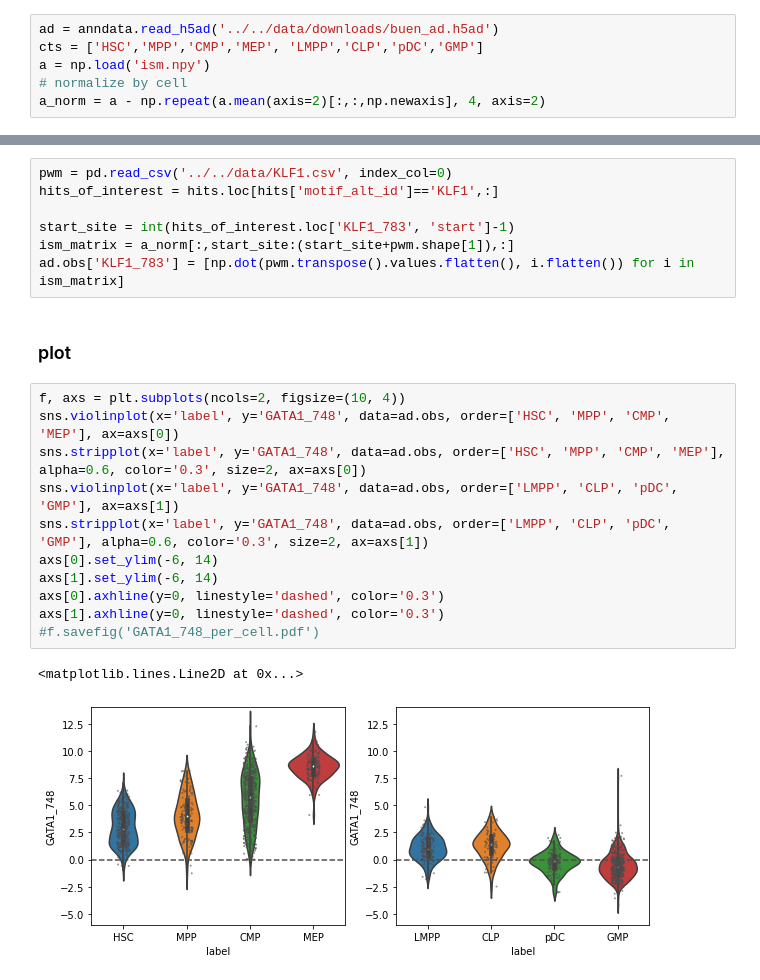
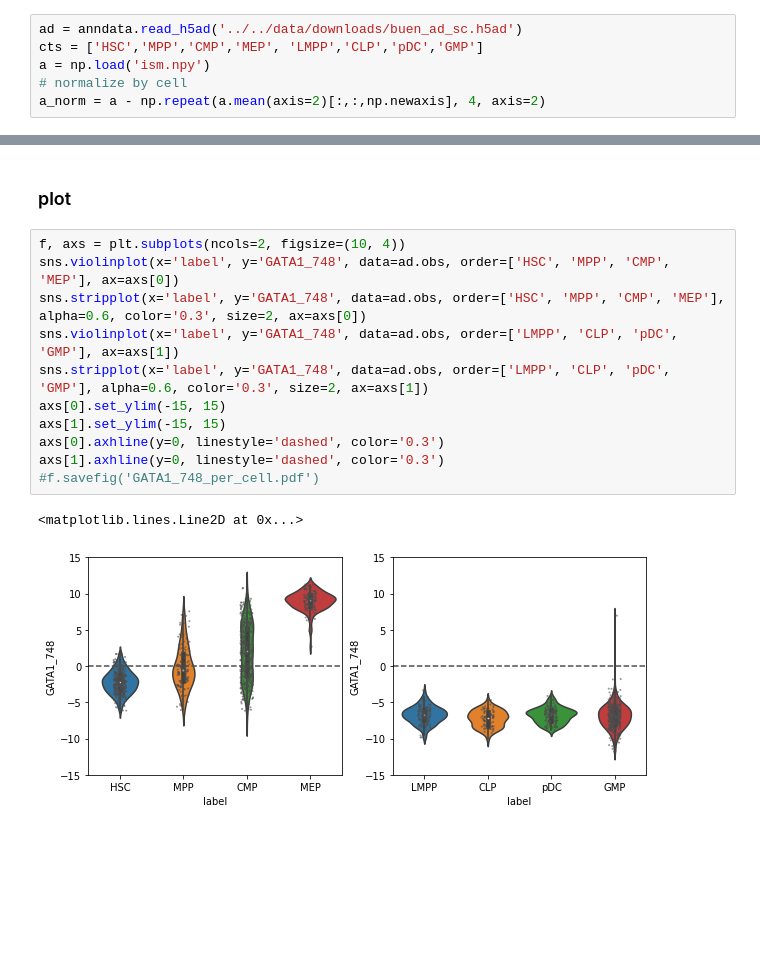
Before and after one commit to calico/scBasset, a Jupyter notebook: examples/ISM/motif_analysis.ipynb, the cells around one changed output, grey strips where cells are left out. Drawn from its saved outputs; the diff is of its cells as text; blank space fills up the shorter version.

```diff
--- a/examples/ISM/motif_analysis.ipynb
+++ b/examples/ISM/motif_analysis.ipynb
@@ -11,7 +11,7 @@ hits = hits.loc[(hits['sequence_name']=='Unit1'),:]
 hits['hit_id'] = hits['motif_alt_id'].str.cat(hits['start'].astype(int).astype(str), sep='_')
 hits.index = hits['hit_id']
 # %%
-ad = anndata.read_h5ad('../../data/downloads/buen_ad.h5ad')
+ad = anndata.read_h5ad('../../data/downloads/buen_ad_sc.h5ad')
 cts = ['HSC','MPP','CMP','MEP', 'LMPP','CLP','pDC','GMP']
 a = np.load('ism.npy')
 # normalize by cell
@@ -30,23 +28,16 @@ ad.obs['GATA1_748'] = [np.dot(pwm.transpose().values.flatten(), i.flatten()) for
-# %%
-pwm = pd.read_csv('../../data/KLF1.csv', index_col=0)
-hits_of_interest = hits.loc[hits['motif_alt_id']=='KLF1',:]
-
-start_site = int(hits_of_interest.loc['KLF1_783', 'start']-1)
-ism_matrix = a_norm[:,start_site:(start_site+pwm.shape[1]),:]
-ad.obs['KLF1_783'] = [np.dot(pwm.transpose().values.flatten(), i.flatten()) for i in ism_matrix]
 # %% [markdown]
 ### plot
 # %%
 f, axs = plt.subplots(ncols=2, figsize=(10, 4))
 sns.violinplot(x='label', y='GATA1_748', data=ad.obs, order=['HSC', 'MPP', 'CMP', 'MEP'], ax=axs[0])
 sns.stripplot(x='label', y='GATA1_748', data=ad.obs, order=['HSC', 'MPP', 'CMP', 'MEP'], alpha=0.6, color='0.3', size=2, ax=axs[0])
 sns.violinplot(x='label', y='GATA1_748', data=ad.obs, order=['LMPP', 'CLP', 'pDC', 'GMP'], ax=axs[1])
 sns.stripplot(x='label', y='GATA1_748', data=ad.obs, order=['LMPP', 'CLP', 'pDC', 'GMP'], alpha=0.6, color='0.3', size=2, ax=axs[1])
-axs[0].set_ylim(-6, 14)
-axs[1].set_ylim(-6, 14)
+axs[0].set_ylim(-15, 15)
+axs[1].set_ylim(-15, 15)
 axs[0].axhline(y=0, linestyle='dashed', color='0.3')
 axs[1].axhline(y=0, linestyle='dashed', color='0.3')
 #f.savefig('GATA1_748_per_cell.pdf')
 # %% [output]
 <matplotlib.lines.Line2D at 0x...>
-[figure, old version]
+[figure, new version]
```
Also changed, not shown: parts of 2 cells of this notebook, 4 other files.
